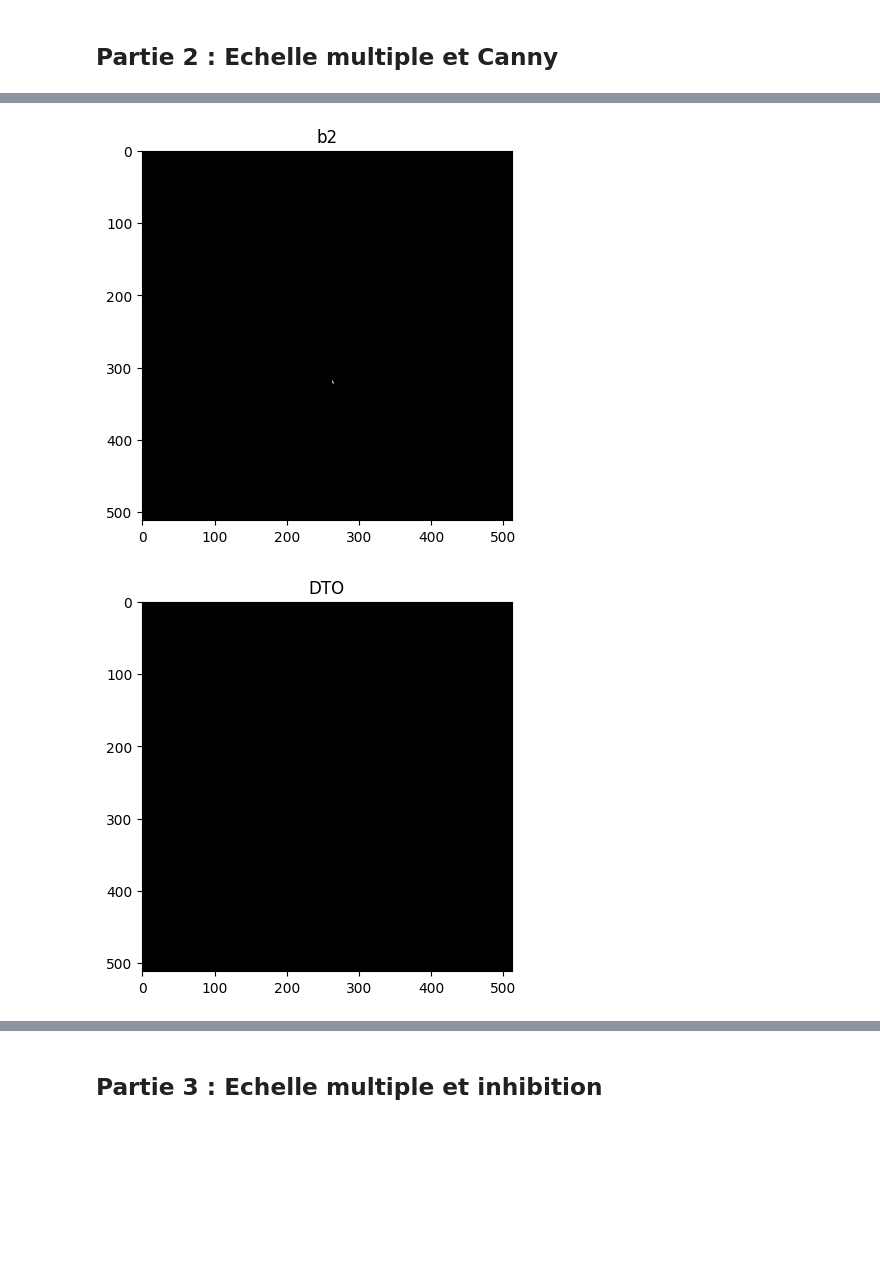
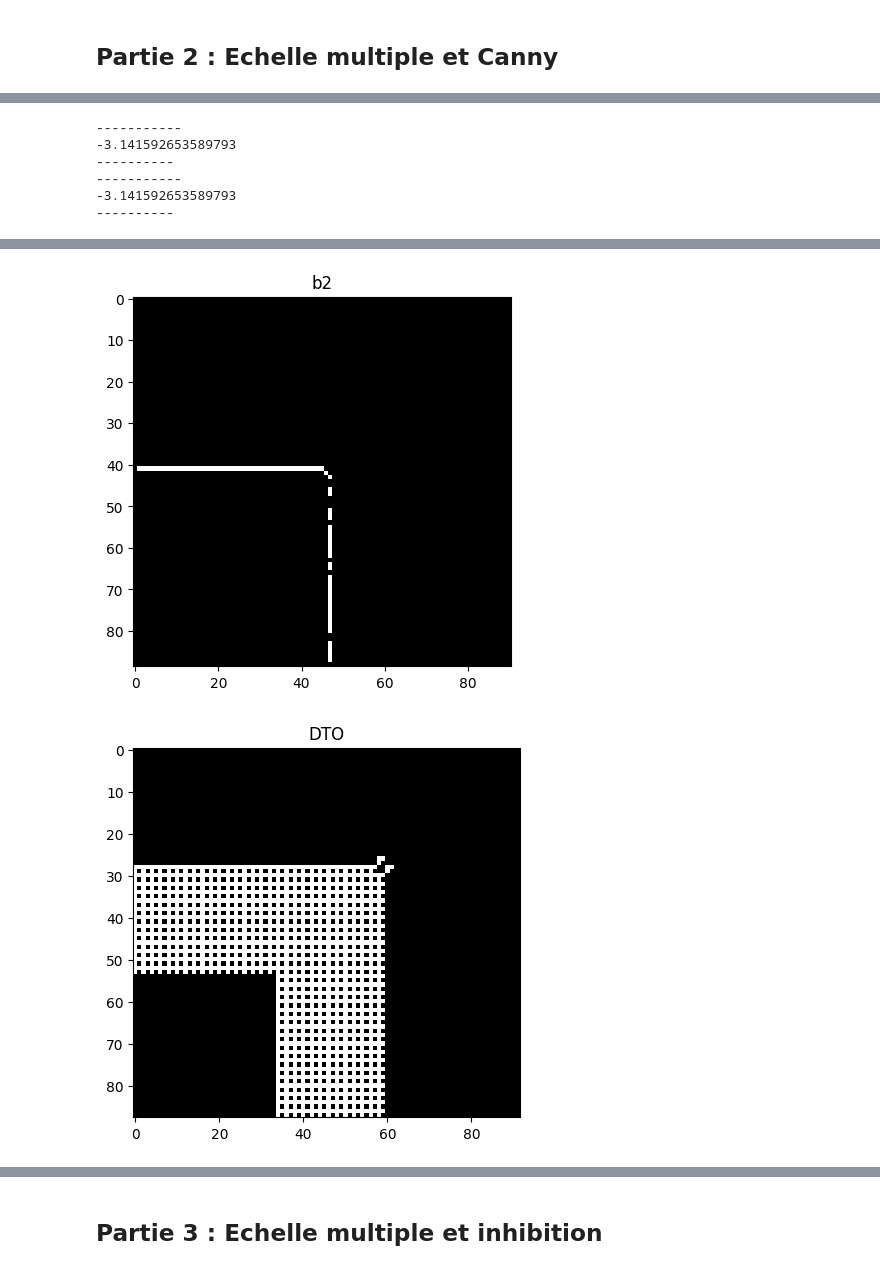
Before and after one commit to ndupont960/EtudesTechniques11, a Jupyter notebook: matlab-to_python.ipynb, the cells around one changed output, grey strips where cells are left out. Saved outputs shown, nothing was run; the diff lists cells and outputs as text; code cells hidden in the pictures; blank space fills up the shorter version.

```diff
--- a/matlab-to_python.ipynb
+++ b/matlab-to_python.ipynb
@@ -62,8 +66,8 @@ plt.show()
 # %%
 ## adding noise to the image
 
-noise = np.random.normal(0, 255, image.shape)
-image_noisy = (1-0.05)*image + 0.05*noise
+noise = np.random.normal(0, 1, image_normalized.shape)
+image_noisy = (1-0.05)*image_normalized + 0.05*noise
 
 plt.imshow(image_noisy, cmap='gray')
 plt.title('Magnitude du Gradient M_sigma')
@@ -216,10 +226,10 @@ def seuil_hyst(c_sigma, seuil_bas, seuil_haut):
 # %%
 # Seuils à ajuster en fonction de l'image qu'on met en entrée
-seuil_bas = 0.0000000000001
-seuil_haut = 0.1
+seuil_bas = 0.05
+seuil_haut = 0.2
 
 
-b_sigma = seuil_hyst(c_sigma, seuil_bas, seuil_haut)
+b_sigma , ang = seuil_hyst(c_sigma, seuil_bas, seuil_haut)
 
 # Afficher le résultat final
 plt.imshow(b_sigma, cmap='gray')
@@ -248,10 +306,7 @@ def SingleScaleContourDetector(image , sigma , seuil_bas , seuil_haut ,alpha):
 # %%
 def dilat_morph(image):
-    # Détection des Contours à l'Échelle Originale avec Canny
-    edges = cv2.Canny(image.astype(np.uint8), 50, 150)
-
     # Opérateur DTO
-    rows, cols = np.where(edges > 0)
+    rows, cols = np.where(image > 0)
     beta = np.zeros((image.shape[0] * 2, image.shape[1] * 2))
     beta[rows * 2, cols * 2] = 1
 
@@ -276,14 +350,14 @@ from matplotlib import pyplot as plt
 
 # Détection des Contours à l'Échelle Originale avec Canny sigma = 1 et 2
 # Seuils à ajuster en fonction de l'image qu'on met en entrée
-seuil_bas = 0.05
-seuil_haut = 0.17
-alpha = 0.005
+seuil_bas = 0.0000000000001
+seuil_haut = 0.2
+alpha = 0.001
 
 # Canny edge detection for sigma = 1
-b1 = SingleScaleContourDetector(image , 1 , seuil_bas,seuil_haut , alpha)
+b1 = SingleScaleContourDetector(image_noisy , 1 , seuil_bas,seuil_haut , alpha)
 # Canny edge detection for sigma = 2
-b2 = SingleScaleContourDetector(image , 2 , seuil_bas,seuil_haut , alpha)
+b2 = SingleScaleContourDetector(image_noisy , 2 , seuil_bas,seuil_haut , alpha)
 
 # Afficher les résultats
 plt.imshow(b1, cmap='gray')
@@ -294,12 +368,11 @@ plt.imshow(b2, cmap='gray')
 plt.title('b2')
 plt.show()
 
-# Décimer b2
-K = 2  # Facteur de décimation
-b2 = decim_im(b2, K)
+K = 2  # Decimation factor
+b2_decimated = decim_im(b2 , K)
 
 
-dto2 = dilat_morph(b2)
+dto2 =dilat_morph(b2_decimated)
 
 # Affichage du DTO
 plt.imshow(dto2, cmap='gray')
@@ -326,3 +399,9 @@ plt.imshow(b1_and_dto, cmap='gray')
 plt.title('b1 AND DTO')
 plt.show()
 # %% [output]
+-----------
+-3.141592653589793
+----------
+-----------
+-3.141592653589793
+----------
@@ -330,2 +409,2 @@ plt.show()
-[figure, old version]
+[figure, new version]
-[figure, old version]
+[figure, new version]
```
Also changed, not shown: parts of 13 cells of this notebook, 1 other file.
